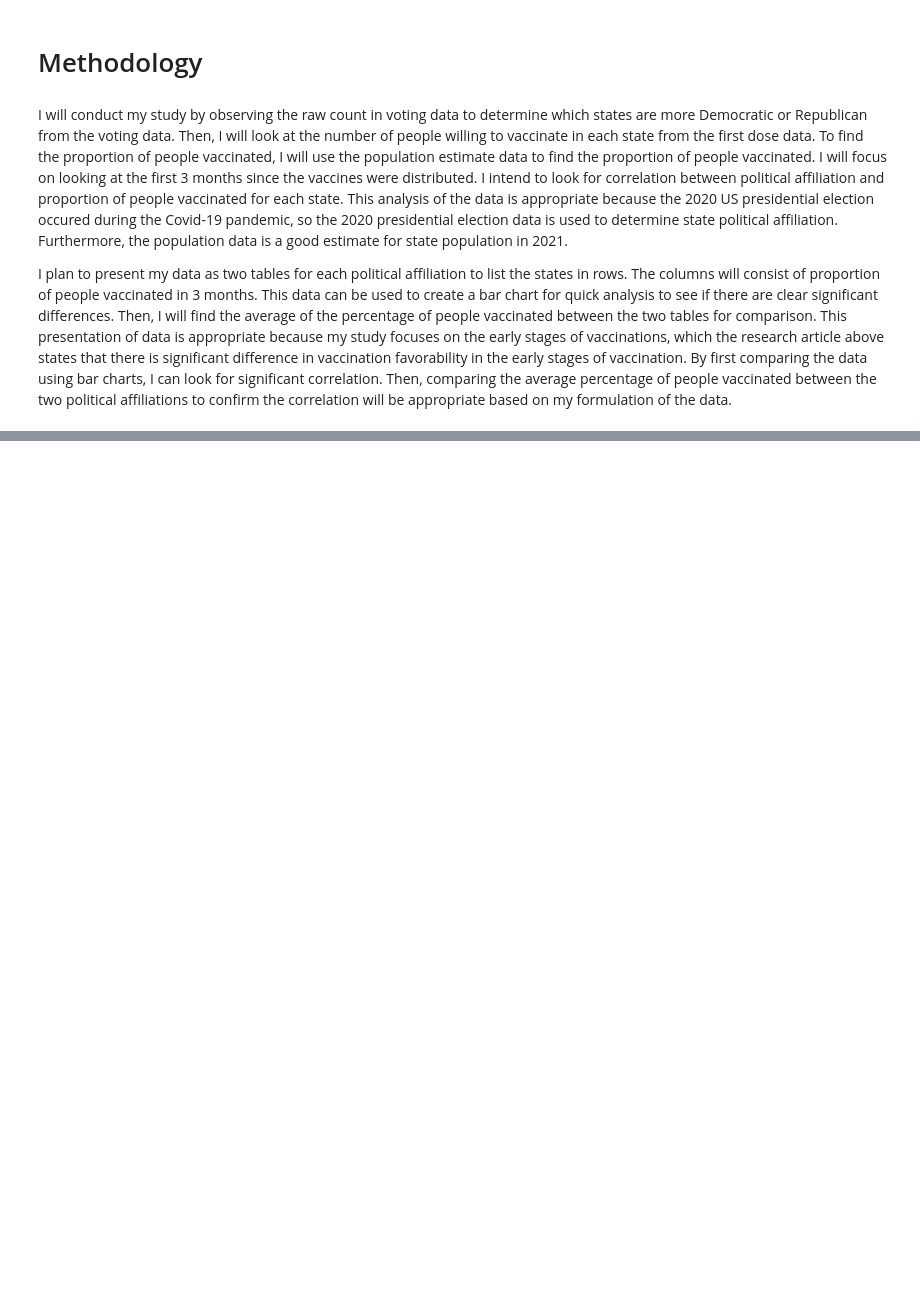
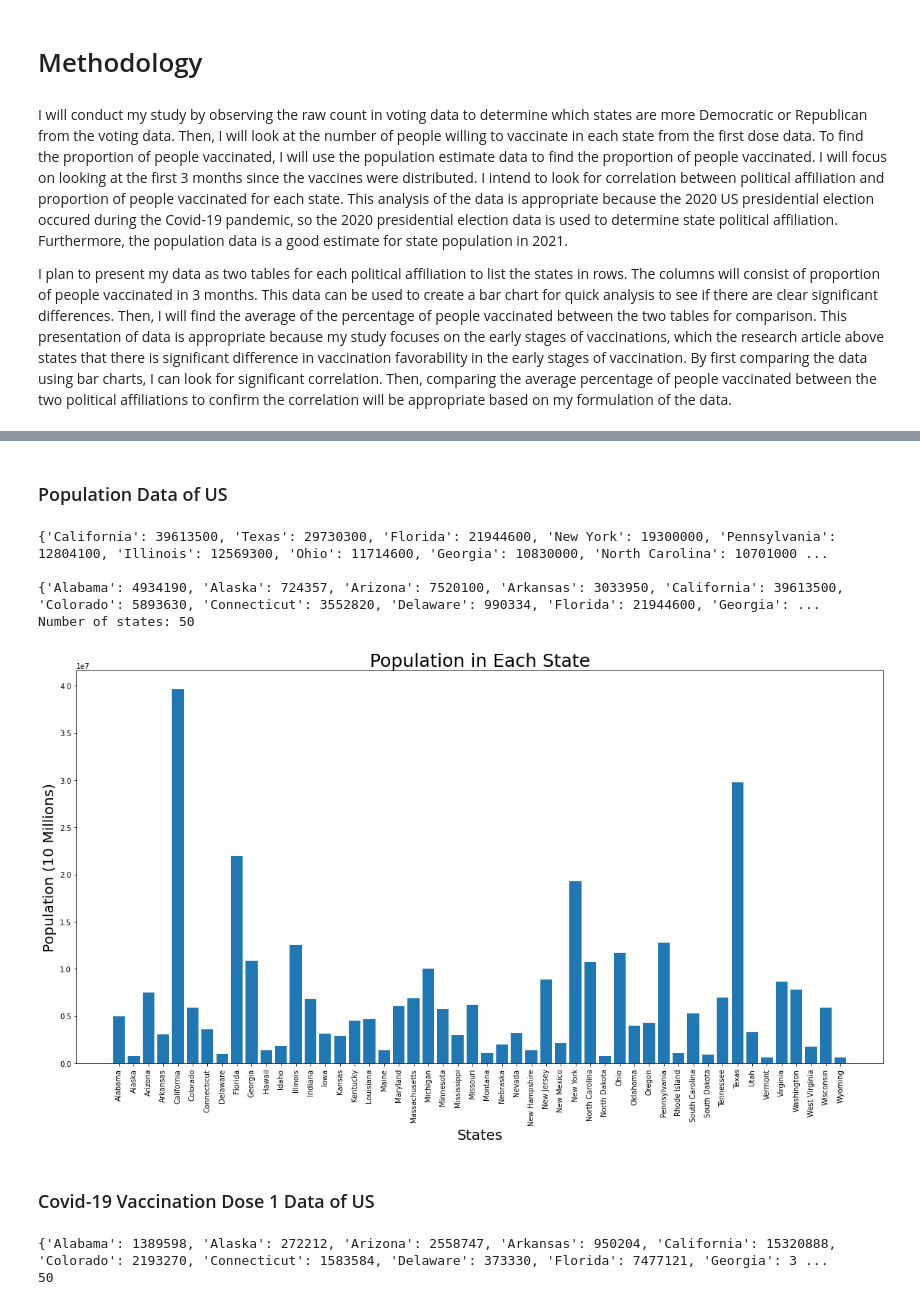
Before and after one commit to kangli30/hcde-410-final, a Jupyter notebook: A4.ipynb, the cells around one changed output, grey strips where cells are left out. Cells and saved outputs as stored; diff of their text form; code cells hidden in the pictures; blank space fills up the shorter version.

Commit message:
Added data CSV files, Completed analysis of data, Added/Created pictures of data analysis

```diff
--- a/A4.ipynb
+++ b/A4.ipynb
@@ -51,0 +126,73 @@ I plan to present my data as two tables for each political affiliation to list t
+# %% [markdown]
+### Population Data of US
+# %%
+#Generate population data of the 50 states
+
+StatePop = {}
+for row in StatePopRaw:
+    #print(row)
+    if (row["State"] in US_States):
+        StatePop[row["State"]] = int(row["Pop"])
+
+
+#Put state population data in alphabetcal order
+#Print state population data before and after for quick check
+
+print(StatePop)
+#Sort Dictionary in alphabetical order
+StatePop = dict(sorted(StatePop.items(), key=lambda x: x[0].lower()) )
+print("")
+print(StatePop)
+print("Number of states:",len(StatePop))
+# %% [output]
+{'California': 39613500, 'Texas': 29730300, 'Florida': 21944600, 'New York': 19300000, 'Pennsylvania': 12804100, 'Illinois': 12569300, 'Ohio': 11714600, 'Georgia': 10830000, 'North Carolina': 10701000 ...
+
+{'Alabama': 4934190, 'Alaska': 724357, 'Arizona': 7520100, 'Arkansas': 3033950, 'California': 39613500, 'Colorado': 5893630, 'Connecticut': 3552820, 'Delaware': 990334, 'Florida': 21944600, 'Georgia': ...
+Number of states: 50
+# %%
+#Creating graph of population in each State.
+
+states = StatePop.keys()
+states = list(states)
+pop = StatePop.values()
+pop = list(pop)
+
+y_pos = range(len(states))
+plt.figure(figsize=(20,10))
+plt.bar(states, pop)
+plt.xticks(y_pos, states, rotation = 90);
+plt.title("Population in Each State", size = 25);
+plt.ylabel("Population (10 Millions)", size = 20);
+plt.xlabel("States", size = 20);
+
+plt.savefig("Population_in_Each_State", dpi=300, facecolor='w', edgecolor='w',
+        orientation='portrait', format=None,transparent=False, bbox_inches='tight', pad_inches=0.1, metadata=None);
+# %% [output]
+[figure, added]
+# %% [markdown]
+### Covid-19 Vaccination Dose 1 Data of US
+# %%
+#Generate dose one data in the 50 states for the first 3 months from 1/12/2021
+#Cut off date at 4/12/2021
+
+DoseOne = {}
+CutoffDate = datetime.date(2021,4,12)
+for row in DoseOneRaw:
+    if (row["Entity"] in US_States):
+        year = int(row["Day"][0:4])
+        month = int(row["Day"][5:7])
+        day = int(row["Day"][8:])
+        Date = datetime.date(year, month, day)
+        if(Date <= CutoffDate):
+            DoseOne[row["Entity"]] =+ int(row["people_vaccinated"])
+    #New York is named "New York State" in this data
+    #Manually add New York into data set
+    if (row["Entity"] == "New York State"):
+        DoseOne["New York"] = int(row["people_vaccinated"])
+
+#Print dose one data for quick check
+print(DoseOne)
+print(len(DoseOne))
+# %% [output]
+{'Alabama': 1389598, 'Alaska': 272212, 'Arizona': 2558747, 'Arkansas': 950204, 'California': 15320888, 'Colorado': 2193270, 'Connecticut': 1583584, 'Delaware': 373330, 'Florida': 7477121, 'Georgia': 3 ...
+50
```
Also changed, not shown: parts of 20 cells of this notebook, 8 other files.
